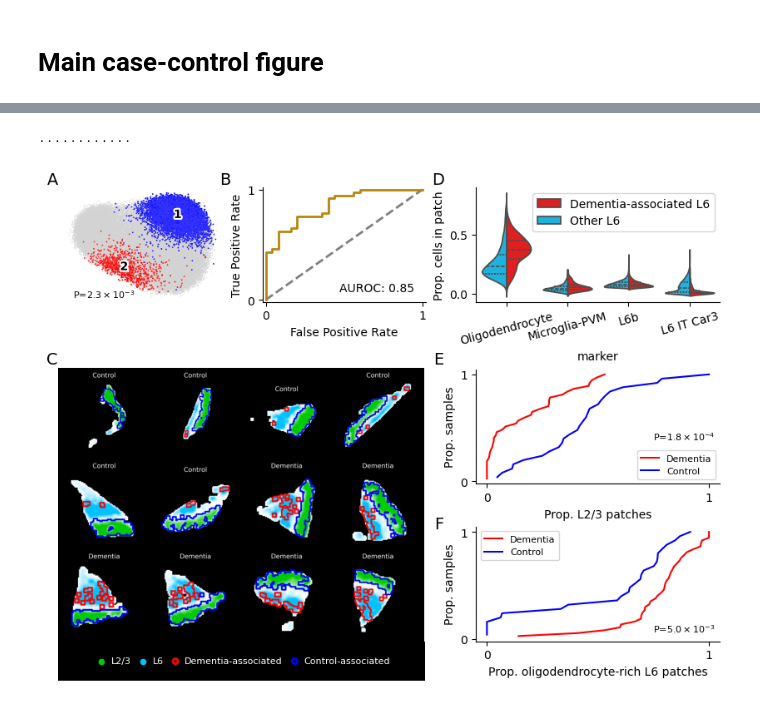
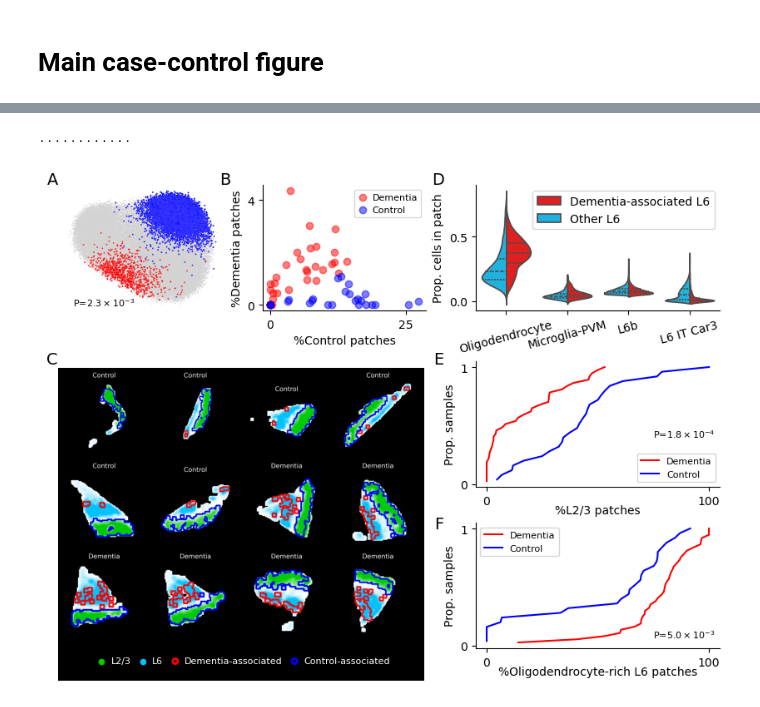
Before and after one commit to yakirr/vimapaper, a Jupyter notebook: ALZ/ALZ.3.makefigs.ipynb, the cells around one changed output, grey strips where cells are left out. Saved outputs shown, nothing was run; the diff lists cells and outputs as text; code cells hidden in the pictures.

Commit message:
changes to ALZ case/ctrl visualization

```diff
--- a/ALZ/ALZ.3.makefigs.ipynb
+++ b/ALZ/ALZ.3.makefigs.ipynb
@@ -165,35 +156,35 @@ from matplotlib.gridspec import GridSpec
 
 fig = plt.figure(figsize=(8,6), constrained_layout=True)
 width_ratios = np.array([1, 1, 1.5])
 height_ratios = np.array([1, 1, 1])
 spatial_width = width_ratios[:2].sum() / width_ratios.sum() - 0.02
 spatial_height = height_ratios[1:].sum() / height_ratios.sum() - 0.04
 gs = GridSpec(3, 3, width_ratios=width_ratios, height_ratios=height_ratios, figure=fig)
 
 d.samplem['sortkey'] = d.samplem.npos / (d.samplem.nneg + 1)
 sids = d.samplem[d.obs.sid.value_counts() > 200].sort_values(by='sortkey').iloc[
     [0,10,11,14,16,18] + #control
     [26,27,28,31,32,36]].index
 
 umap(fig.add_subplot(gs[0,0]))
-roc(fig.add_subplot(gs[0,1]))
+classification(fig.add_subplot(gs[0,1]))
 spatial_locations(fig.add_axes([0, spatial_height / 8, spatial_width, 7*spatial_height/8]), 4, sids)
-spatial_legend(fig.add_axes([0, 0, spatial_width, spatial_height/8]))
+spatial_legend(fig.add_axes([0, 0, spatial_width-0.0005, spatial_height/8]))
 
 violinplot(fig.add_subplot(gs[0,2]), ['Oligodendrocyte','Microglia-PVM','L6b','L6 IT Car3'])
-twosample(fig.add_subplot(gs[1,2]), 'frac_layer23', 'Prop. L2/3 patches', 'greater', 0.75, 0.48)
-twosample(fig.add_subplot(gs[2,2]), 'frac_layer6_manyoligo', 'Prop. oligodendrocyte-rich L6 patches', 'less', 0.75, 0.15)
+twosample(fig.add_subplot(gs[1,2]), 'frac_layer23', '%L2/3 patches', 'greater', 0.75, 0.48)
+twosample(fig.add_subplot(gs[2,2]), 'frac_layer6_manyoligo', '%Oligodendrocyte-rich L6 patches', 'less', 0.75, 0.15)
 
 # subpart labels
 fig.text(0, 1.02, 'A', fontsize=fs_figsubpanel, fontweight='medium', va='top', ha='right')
 fig.text(0.26, 1.02, 'B', fontsize=fs_figsubpanel, fontweight='medium', va='top', ha='right')
 fig.text(0, 0.66, 'C', fontsize=fs_figsubpanel, fontweight='medium', va='top', ha='right')
 fig.text(0.58, 1.02, 'D', fontsize=fs_figsubpanel, fontweight='medium', va='top', ha='right')
 fig.text(0.58, 0.66, 'E', fontsize=fs_figsubpanel, fontweight='medium', va='top', ha='right')
 fig.text(0.58, 0.33, 'F', fontsize=fs_figsubpanel, fontweight='medium', va='top', ha='right')
 
 fig.savefig('../_main/fig.ALZ.pdf', bbox_inches='tight', dpi=800)
 plt.show()
 # %% [output]
 ............
-[figure, old version]
+[figure, new version]
```
Also changed, not shown: parts of 2 cells of this notebook, 3 other files.
